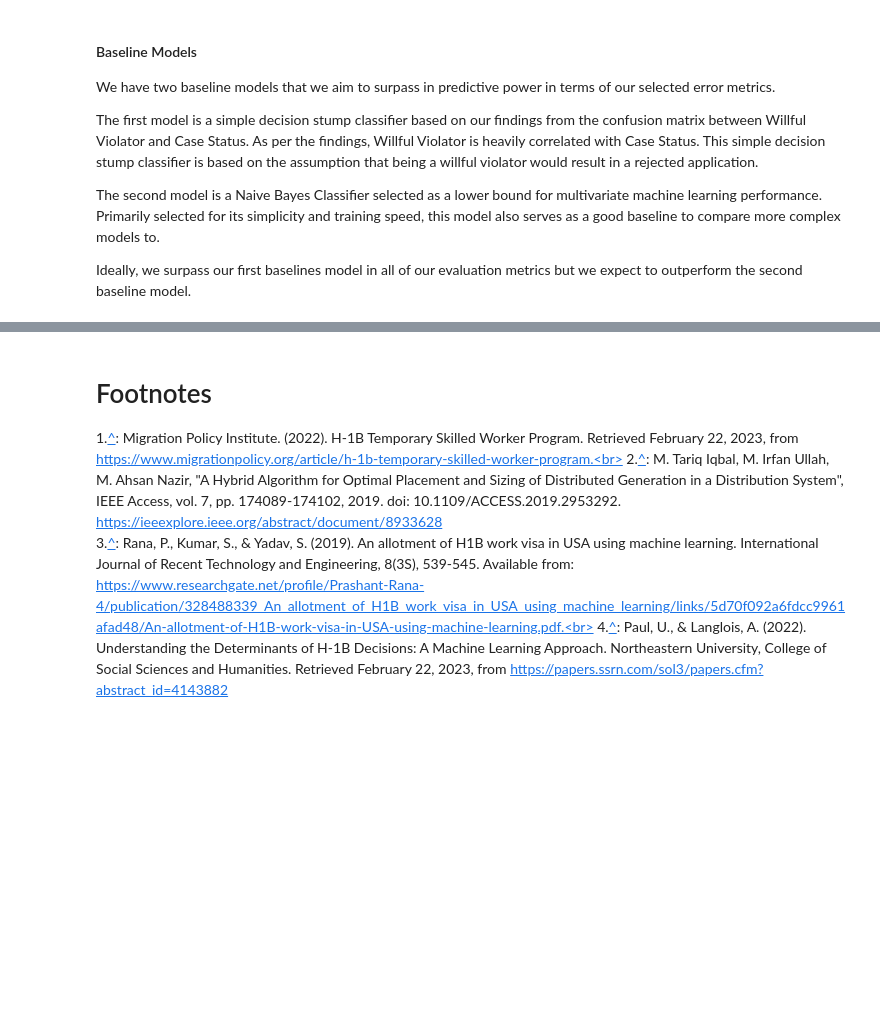
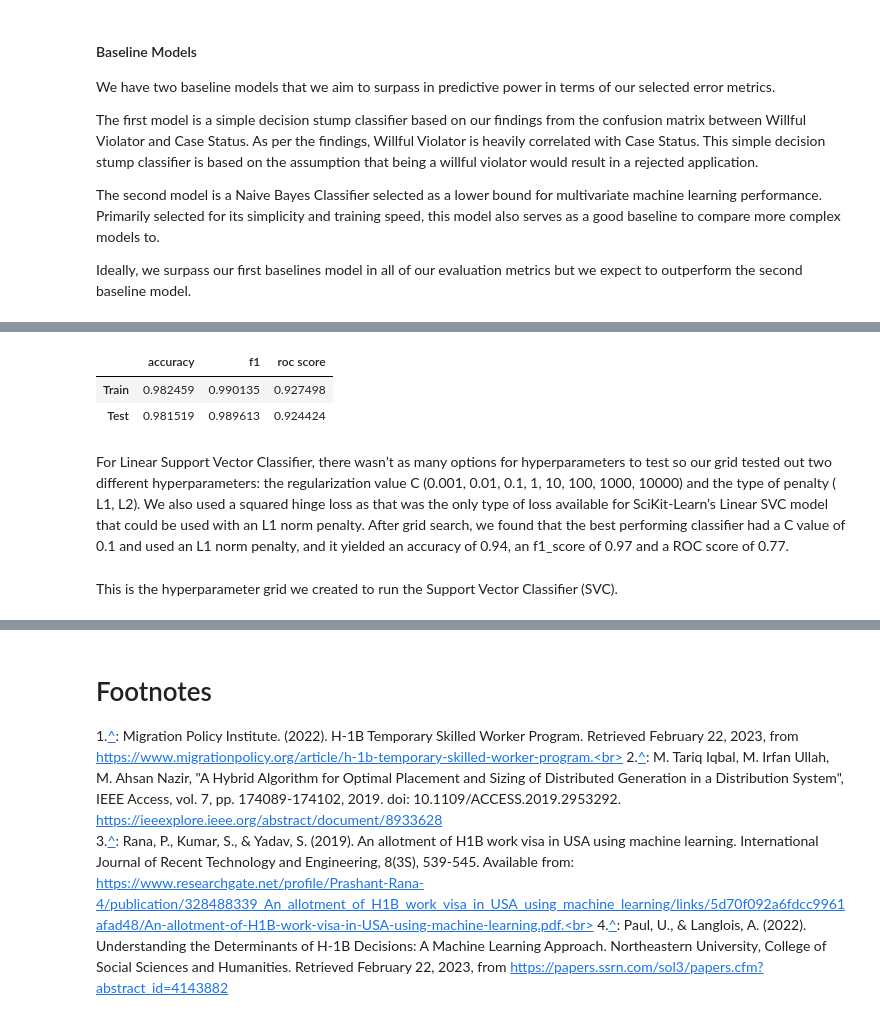
Before and after one commit to COGS118A/Group031-Wi23, a Jupyter notebook: FinalProjectGroup031-Wi23.ipynb, the cells around one changed output, grey strips where cells are left out. Saved outputs shown, nothing was run; the diff lists cells and outputs as text; code cells hidden in the pictures; blank space fills up the shorter version.

```diff
--- a/FinalProjectGroup031-Wi23.ipynb
+++ b/FinalProjectGroup031-Wi23.ipynb
@@ -678,0 +1022,10 @@ Reiterate your main point and in just a few sentences tell us how your results s
+# %%
+XGB_errors
+# %% [output]
+|  | accuracy | f1 | roc score |
+| Train | 0.982459 | 0.990135 | 0.927498 |
+| Test | 0.981519 | 0.989613 | 0.924424 |
+# %% [markdown]
+For Linear Support Vector Classifier, there wasn’t as many options for hyperparameters to test so our grid tested out two different hyperparameters: the regularization value C (0.001, 0.01, 0.1, 1, 10, 100, 1000, 10000) and the type of penalty ( L1, L2). We also used a squared hinge loss as that was the only type of loss available for SciKit-Learn’s Linear SVC model that could be used with an L1 norm penalty. After grid search, we found that the best performing classifier had a C value of 0.1 and used an L1 norm penalty, and it yielded an accuracy of 0.94, an f1_score of 0.97 and a ROC score of 0.77.
+# %% [markdown]
+This is the hyperparameter grid we created to run the Support Vector Classifier (SVC).
```
Also changed, not shown: parts of 55 cells of this notebook.
